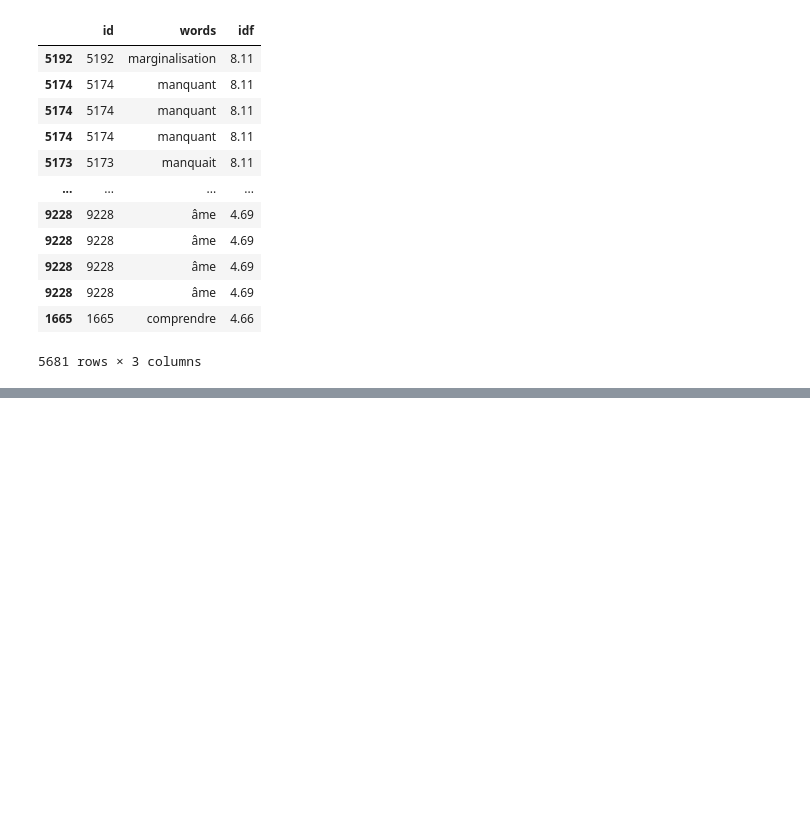
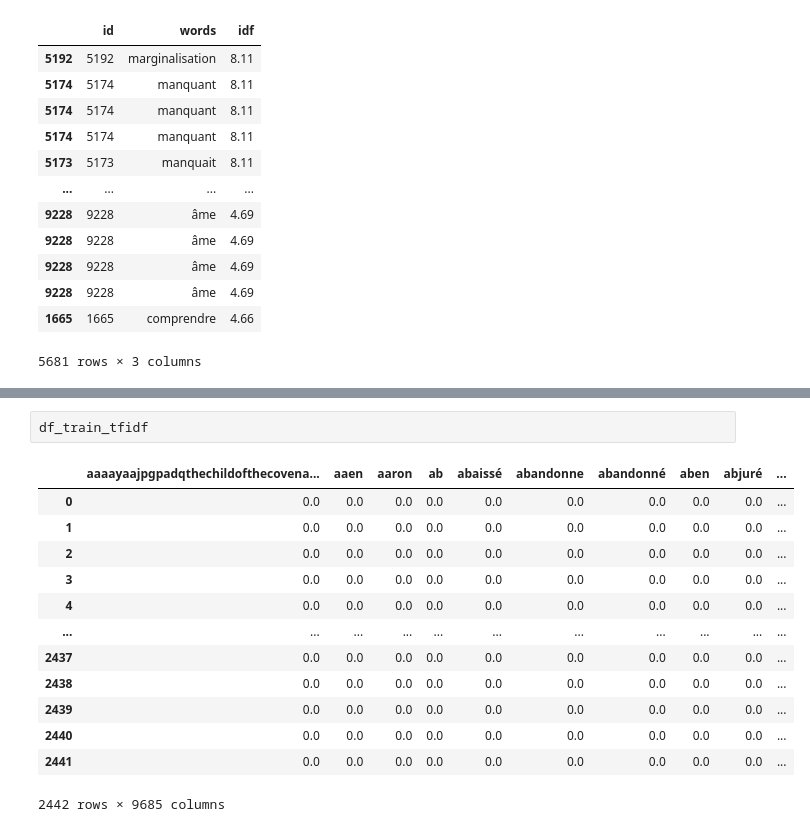
Before and after one commit to lolodino77/classification_texte_articles, a Jupyter notebook: 2_model_selection.ipynb, the cells around one changed output, grey strips where cells are left out. Saved outputs shown, nothing was run; the diff lists cells and outputs as text; blank space fills up the shorter version.

```diff
--- a/2_model_selection.ipynb
+++ b/2_model_selection.ipynb
@@ -637 +820,17 @@ ModuleNotFoundError: No module named 'pprofile'
+# %%
+df_train_tfidf
+# %% [output]
+|  | aaaayaajpgpadqthechildofthecovena... | aaen | aaron | ab | abaissé | abandonne | abandonné | aben | abjuré | ... |
+| 0 | 0.0 | 0.0 | 0.0 | 0.0 | 0.0 | 0.0 | 0.0 | 0.0 | 0.0 | ... |
+| 1 | 0.0 | 0.0 | 0.0 | 0.0 | 0.0 | 0.0 | 0.0 | 0.0 | 0.0 | ... |
+| 2 | 0.0 | 0.0 | 0.0 | 0.0 | 0.0 | 0.0 | 0.0 | 0.0 | 0.0 | ... |
+| 3 | 0.0 | 0.0 | 0.0 | 0.0 | 0.0 | 0.0 | 0.0 | 0.0 | 0.0 | ... |
+| 4 | 0.0 | 0.0 | 0.0 | 0.0 | 0.0 | 0.0 | 0.0 | 0.0 | 0.0 | ... |
+| ... | ... | ... | ... | ... | ... | ... | ... | ... | ... | ... |
+| 2437 | 0.0 | 0.0 | 0.0 | 0.0 | 0.0 | 0.0 | 0.0 | 0.0 | 0.0 | ... |
+| 2438 | 0.0 | 0.0 | 0.0 | 0.0 | 0.0 | 0.0 | 0.0 | 0.0 | 0.0 | ... |
+| 2439 | 0.0 | 0.0 | 0.0 | 0.0 | 0.0 | 0.0 | 0.0 | 0.0 | 0.0 | ... |
+| 2440 | 0.0 | 0.0 | 0.0 | 0.0 | 0.0 | 0.0 | 0.0 | 0.0 | 0.0 | ... |
+| 2441 | 0.0 | 0.0 | 0.0 | 0.0 | 0.0 | 0.0 | 0.0 | 0.0 | 0.0 | ... |
+2442 rows × 9685 columns
 # %%
```
Also changed, not shown: parts of 35 cells of this notebook, 2 other files.
